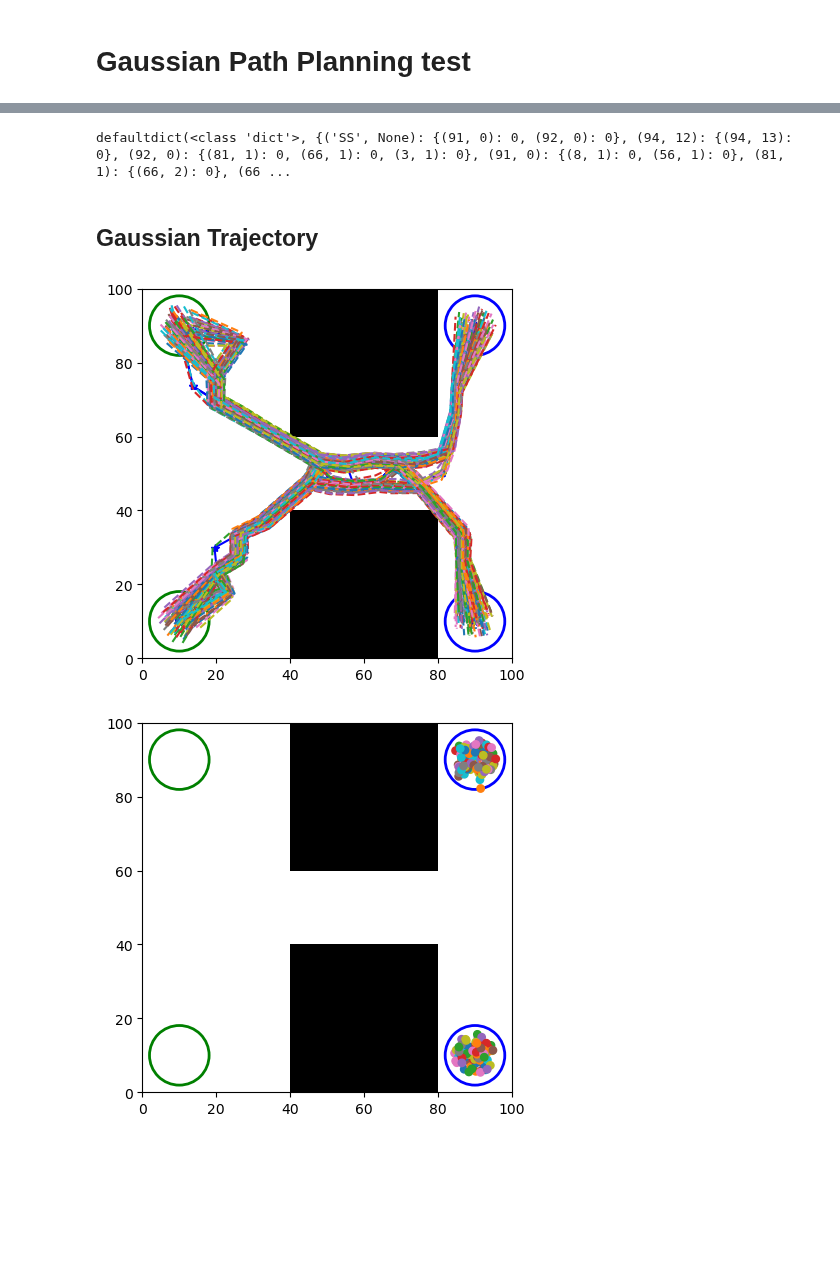
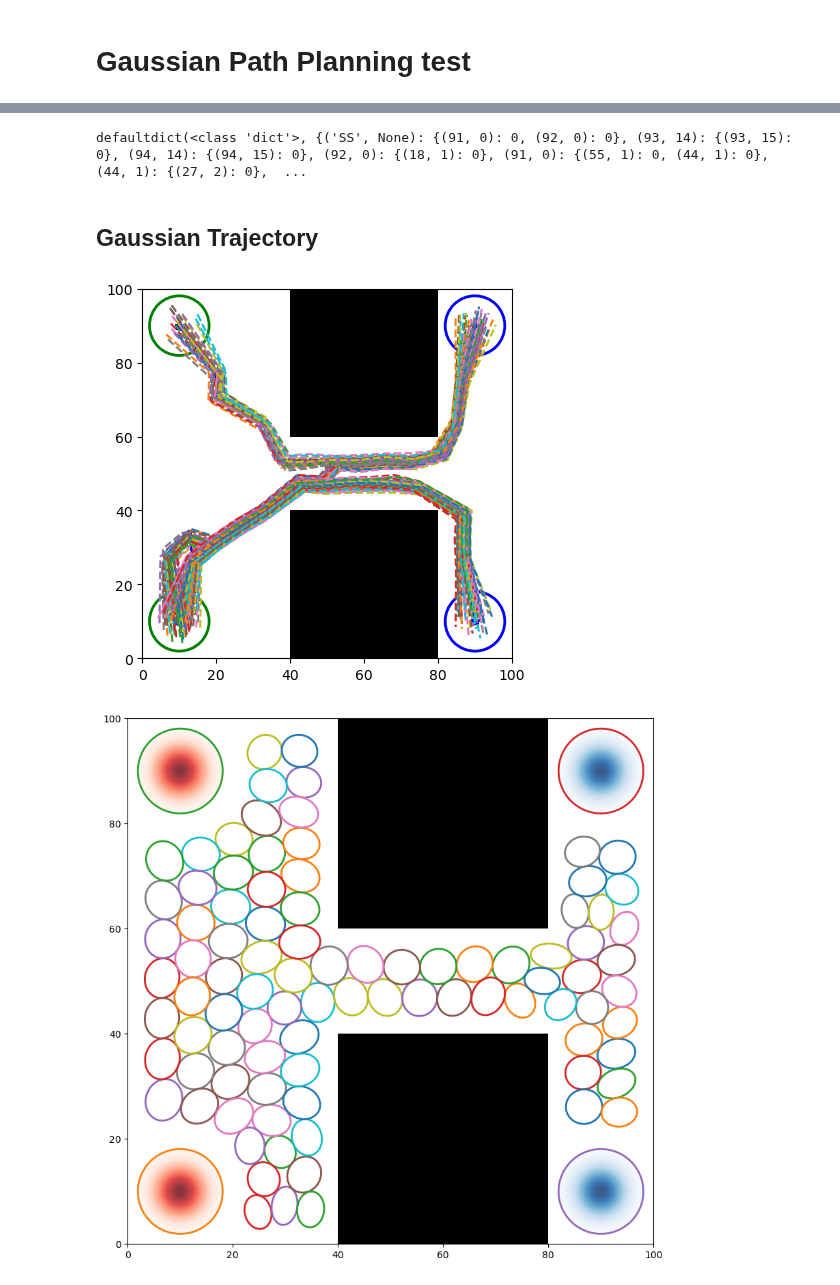
Before and after one commit to Zander-M/ST_Gaussian_PRM, a Jupyter notebook: notebooks/gaussian_path_planning.ipynb, the cells around one changed output, grey strips where cells are left out. Drawn from its saved outputs; the diff is of its cells as text; code cells hidden in the pictures; blank space fills up the shorter version.

```diff
--- a/notebooks/gaussian_path_planning.ipynb
+++ b/notebooks/gaussian_path_planning.ipynb
@@ -36,7 +36,7 @@ TEST_CVAR = False
 starts = np.array([[10, 10], [10, 90]])
 goals = np.array([[90, 90], [90, 10]])
 
-starts_weight = np.array([.5, .5])
+starts_weight = np.array([.8, .2])
 goals_weight = np.array([.5, .5])
 
 g_starts = [GaussianGraphNode(start, None, "UNIFORM", radius=10) for start in starts]
@@ -48,7 +48,7 @@ gaussian_prm = GaussianPRM(instance, num_samples, safety_radius=safety_radius,
                            hex_radius=hex_radius)
 gaussian_prm.sample_free_space(sampling_strategy="CVT")
 gaussian_prm.load_instance()
-gaussian_prm.build_roadmap(roadmap_method="TRIANGULATION", collision_check_method="CVAR", radius=20)
+gaussian_prm.build_roadmap(roadmap_method="TRIANGULATION", collision_check_method="CVAR", radius=15)
 gaussian_prm.visualize_roadmap("test_map")
 gaussian_prm.visualize_g_nodes("test_g_nodes")
 
@@ -60,9 +60,9 @@ with open("gaussian_prm.pkl", "wb") as f:
 # %%
 from swarm_prm.solvers.macro.teg import TEGGraph
 
-num_agent = 200
+num_agent = 120
 agent_radius = 1
-teg_graph= TEGGraph(gaussian_prm, agent_radius, target_flow=num_agent, max_timestep=500)
+teg_graph= TEGGraph(gaussian_prm, agent_radius, num_agents=num_agent, max_timestep=500)
 max_flow, flow_dict, timestep, teg, paths, residual_graph = teg_graph.get_earliest_timestep()
 with open("flow_dict.pkl", "wb") as f:
     pickle.dump(flow_dict, f)
@@ -82,4 +80,5 @@ with open("flow_dict.pkl", "rb") as f:
 
 macro_sol = gaussian_prm.get_macro_solution(flow_dict)
 simple_paths, gaussian_paths = gaussian_prm.get_solution(flow_dict, timestep, num_agent)
-print(macro_sol[0])
+with open("macro_sol.pkl", "wb") as f:
+    pickle.dump(macro_sol, f)
@@ -107,7 +104,7 @@ for path in simple_paths:
 # %%
 print(flow_dict)
 # %% [output]
-defaultdict(<class 'dict'>, {('SS', None): {(91, 0): 0, (92, 0): 0}, (94, 12): {(94, 13): 0}, (92, 0): {(81, 1): 0, (66, 1): 0, (3, 1): 0}, (91, 0): {(8, 1): 0, (56, 1): 0}, (81, 1): {(66, 2): 0}, (66 ...
+defaultdict(<class 'dict'>, {('SS', None): {(91, 0): 0, (92, 0): 0}, (93, 14): {(93, 15): 0}, (94, 14): {(94, 15): 0}, (92, 0): {(18, 1): 0}, (91, 0): {(55, 1): 0, (44, 1): 0}, (44, 1): {(27, 2): 0},  ...
 # %% [markdown]
 ## Gaussian Trajectory
 # %%
@@ -118,12 +115,12 @@ from swarm_prm.solvers.micro import GaussianTrajectorySolver
 with open("gaussian_prm.pkl", "rb") as f:
     gaussian_prm = pickle.load(f)
 
-# with open("macro_sol.pkl", "rb") as f:
-    # macro_sol = pickle.load(f)
+with open("macro_sol.pkl", "rb") as f:
+    macro_sol = pickle.load(f)
 
 timestep = max(macro_sol.keys())
 
-gt_solver = GaussianTrajectorySolver(gaussian_prm, macro_sol, timestep, num_agent)
+gt_solver = GaussianTrajectorySolver(gaussian_prm, macro_sol, timestep, num_agent, safety_gap=0.2)
 gt_paths = gt_solver.solve()
 
 fig, ax = instance.visualize()
@@ -140,7 +137,7 @@ for i, path in enumerate(gt_paths):
     y_coords = [loc[1] for loc in path]
     ax.plot(x_coords, y_coords, '--', label='Path', color=cmap(i%10))
 # %% [output]
-[figure, old version]
+[figure, new version]
 # %%
 # Add interpolations
 
@@ -193,33 +190,34 @@ for path in gt_paths:
 # %%
 def animate_solution(fig, ax, speed, paths):
     """
         Visualize solution trajectory provided instance
     """
 
     agents = []
     def init():
         for agent in agents:
             agent.remove()
         agents.clear()
         return []
 
     def update(frame):
         idx = frame * speed
         for agent in agents:
             agent.remove()
         agents.clear()
         cmap = plt.get_cmap("tab10")
         locs = [path[idx] for path in paths]
         for i, loc in enumerate(locs):
             agent = ax.add_patch(Circle(loc, radius=agent_radius, color=cmap(i%10)))
             agents.append(agent)
         return agents
 
     anim = FuncAnimation(fig, update, frames=len(paths[0])// speed ,
                          init_func=init, blit=True, interval=10)
-    anim.save("apf_solution.gif", writer='pillow', fps=6)
+    anim.save("apf_solution.gif", writer='pillow', fps=24)
 
-fig, ax = instance.visualize()
-animate_solution(fig, ax, 15, interpolated_paths)
+# fig, ax = instance.visualize()
+fig, ax = gaussian_prm.visualize_g_nodes()
+animate_solution(fig, ax, 1, interpolated_paths)
 # %% [output]
-[figure, old version]
+[figure, new version]
```
Also changed, not shown: parts of 5 cells of this notebook, 9 other files.
